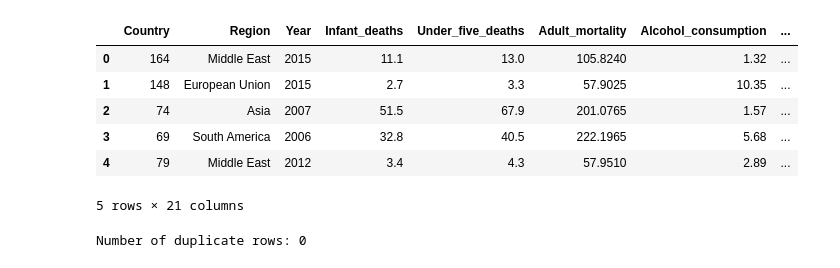
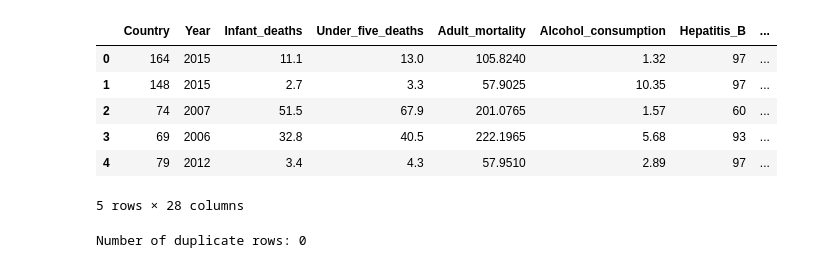
Before and after one commit to malinhauglandh/life-expectancy-prediction, a Jupyter notebook: eda/life_expectancy_exploratory_analysis.ipynb, the cells around one changed output. Cells and saved outputs as stored; diff of their text form; code cells hidden in the pictures.

```diff
--- a/eda/life_expectancy_exploratory_analysis.ipynb
+++ b/eda/life_expectancy_exploratory_analysis.ipynb
@@ -32,28 +32,30 @@ memory usage: 470.0+ KB
 # %%
 # Use label encoding for Country because of high dimensionality (193 unique values)
 label_encoder = LabelEncoder()
 df['Country'] = label_encoder.fit_transform(df['Country'])
 
 region_column = df['Region']
 
 # Use one-hot encoding for Region because of low dimensionality (6 unique values)
 df_encoded = pd.get_dummies(df, columns=['Region'], drop_first=True)
 
 y_original = df['Life_expectancy'].values
 X = df_encoded.drop(columns='Life_expectancy')
 y = df_encoded['Life_expectancy']
 
+df_encoded_with_target = pd.concat([X, y], axis=1)
+
 X_train, X_test, y_train, y_test = train_test_split(X, y, test_size=0.2, random_state=42)
 
-df.head()
+df_encoded.head()
 # %% [output]
-|  | Country | Region | Year | Infant_deaths | Under_five_deaths | Adult_mortality | Alcohol_consumption | ... |
-| 0 | 164 | Middle East | 2015 | 11.1 | 13.0 | 105.8240 | 1.32 | ... |
-| 1 | 148 | European Union | 2015 | 2.7 | 3.3 | 57.9025 | 10.35 | ... |
-| 2 | 74 | Asia | 2007 | 51.5 | 67.9 | 201.0765 | 1.57 | ... |
-| 3 | 69 | South America | 2006 | 32.8 | 40.5 | 222.1965 | 5.68 | ... |
-| 4 | 79 | Middle East | 2012 | 3.4 | 4.3 | 57.9510 | 2.89 | ... |
+|  | Country | Year | Infant_deaths | Under_five_deaths | Adult_mortality | Alcohol_consumption | Hepatitis_B | ... |
+| 0 | 164 | 2015 | 11.1 | 13.0 | 105.8240 | 1.32 | 97 | ... |
+| 1 | 148 | 2015 | 2.7 | 3.3 | 57.9025 | 10.35 | 97 | ... |
+| 2 | 74 | 2007 | 51.5 | 67.9 | 201.0765 | 1.57 | 60 | ... |
+| 3 | 69 | 2006 | 32.8 | 40.5 | 222.1965 | 5.68 | 93 | ... |
+| 4 | 79 | 2012 | 3.4 | 4.3 | 57.9510 | 2.89 | 97 | ... |
-5 rows × 21 columns
+5 rows × 28 columns
 # %%
 # Check for duplicate rows
 duplicate = df_encoded.duplicated()
```
Also changed, not shown: parts of 1 cell of this notebook.
